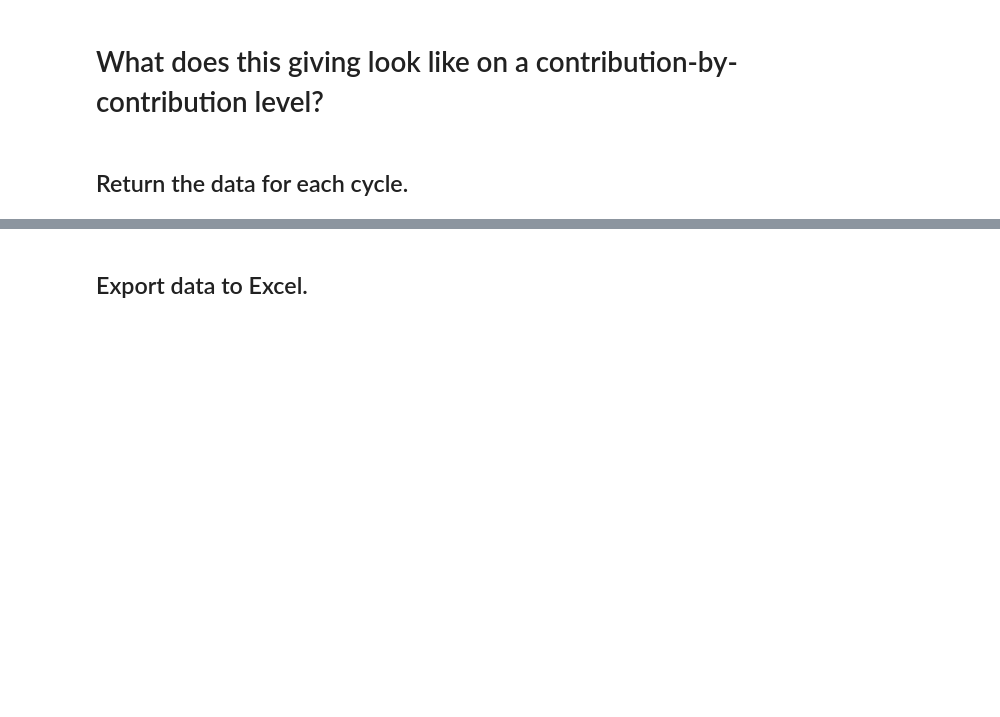
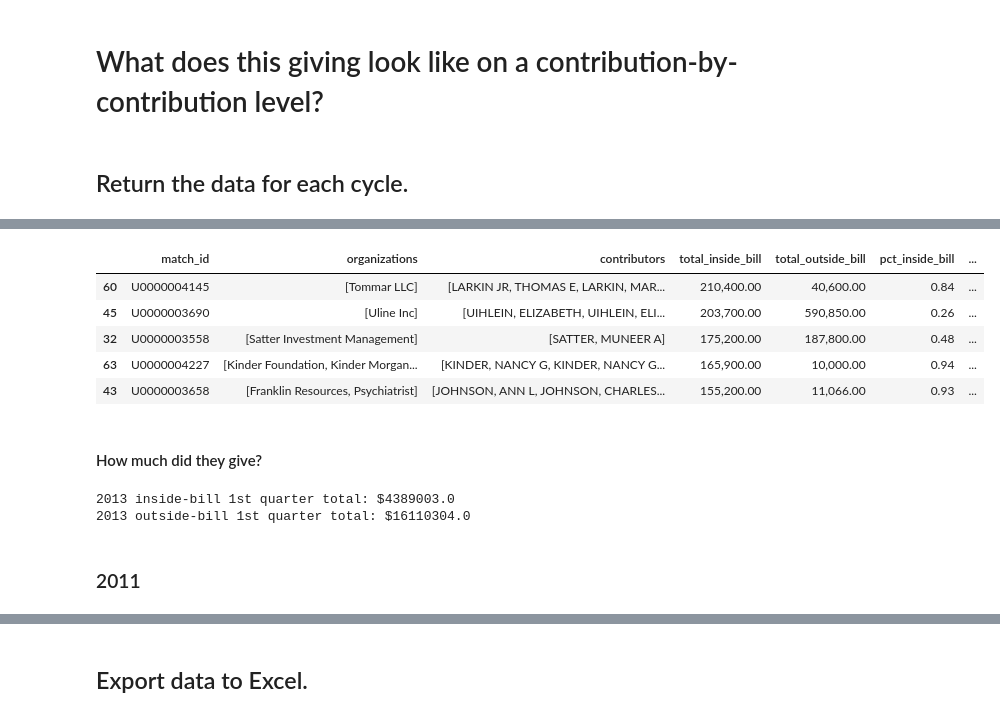
Before and after one commit to PublicI/tax-bill-contribs, a Jupyter notebook: tax-bill-analysis.ipynb, the cells around one changed output, grey strips where cells are left out. Cells and saved outputs as stored; diff of their text form; code cells hidden in the pictures; blank space fills up the shorter version.

```diff
--- a/tax-bill-analysis.ipynb
+++ b/tax-bill-analysis.ipynb
@@ -650,0 +758,3 @@ pre_bill_contributions_09 = run_contributions_query("pre_bill", "09", "2018", "2
+# %%
+inside_bill_donors_committees_13_1st_qtr = run_donors_query_1st_qtr("inside", "13", "2018", "2017-02-02", "2017-03-31", "2014", "2013-02-02", "2013-03-31", "2013-02-02", "2013-03-31")
+outside_bill_donors_committees_13_1st_qtr = run_donors_query_1st_qtr("outside", "13", "2018", "2017-02-02", "2017-03-31", "2014", "2013-01-01", "2013-02-01", "2013-04-01", "2013-12-31")
@@ -650,0 +857,9 @@ pre_bill_contributions_09 = run_contributions_query("pre_bill", "09", "2018", "2
+# %%
+inside_bill_donors_13_1st_qtr = inside_bill_donors_committees_13_1st_qtr.groupby(["match_id"]).agg({"organizations": max, "contributors": max, "total": sum}).reset_index()
+outside_bill_donors_13_1st_qtr = outside_bill_donors_committees_13_1st_qtr.groupby(["match_id"]).agg({"organizations": max, "contributors": max, "total": sum}).reset_index()
+# %%
+donors_13_1st_qtr = inside_bill_donors_13_1st_qtr.merge(outside_bill_donors_13_1st_qtr, how="outer", on="match_id", suffixes=["_inside_bill", "_outside_bill"])
+donors_13_1st_qtr.drop(["organizations_outside_bill", "contributors_outside_bill"], axis=1, inplace=True)
+donors_13_1st_qtr.rename(columns={"organizations_inside_bill": "organizations", "contributors_inside_bill": "contributors"}, inplace=True)
+donors_13_1st_qtr["total_outside_bill"].fillna(0, inplace=True)
+donors_13_1st_qtr.info()
@@ -650,0 +877,23 @@ pre_bill_contributions_09 = run_contributions_query("pre_bill", "09", "2018", "2
+# %%
+donors_13_1st_qtr["pct_inside_bill"] = donors_13_1st_qtr["total_inside_bill"] / (donors_13_1st_qtr["total_outside_bill"] + donors_13_1st_qtr["total_inside_bill"])
+donors_13_1st_qtr["pct_outside_bill"] = donors_13_1st_qtr["total_outside_bill"] / (donors_13_1st_qtr["total_outside_bill"] + donors_13_1st_qtr["total_inside_bill"])
+donors_13_1st_qtr["change"] = donors_13_1st_qtr["total_inside_bill"] - donors_13_1st_qtr["total_outside_bill"]
+donors_13_1st_qtr["pct_change"] = (donors_13_1st_qtr["total_inside_bill"] - donors_13_1st_qtr["total_outside_bill"]) / donors_13_1st_qtr["total_outside_bill"].abs()
+donors_13_1st_qtr.sort_values("total_inside_bill", ascending=False).head()
+# %% [output]
+|  | match_id | organizations | contributors | total_inside_bill | total_outside_bill | pct_inside_bill | ... |
+| 60 | U0000004145 | [Tommar LLC] | [LARKIN JR, THOMAS E, LARKIN, MAR... | 210,400.00 | 40,600.00 | 0.84 | ... |
+| 45 | U0000003690 | [Uline Inc] | [UIHLEIN, ELIZABETH, UIHLEIN, ELI... | 203,700.00 | 590,850.00 | 0.26 | ... |
+| 32 | U0000003558 | [Satter Investment Management] | [SATTER, MUNEER A] | 175,200.00 | 187,800.00 | 0.48 | ... |
+| 63 | U0000004227 | [Kinder Foundation, Kinder Morgan... | [KINDER, NANCY G, KINDER, NANCY G... | 165,900.00 | 10,000.00 | 0.94 | ... |
+| 43 | U0000003658 | [Franklin Resources, Psychiatrist] | [JOHNSON, ANN L, JOHNSON, CHARLES... | 155,200.00 | 11,066.00 | 0.93 | ... |
+# %% [markdown]
+#### How much did they give?
+# %%
+print("2013 inside-bill 1st quarter total: $" + str(donors_13_1st_qtr["total_inside_bill"].sum()))
+print("2013 outside-bill 1st quarter total: $" + str(donors_13_1st_qtr["total_outside_bill"].sum()))
+# %% [output]
+2013 inside-bill 1st quarter total: $4389003.0
+2013 outside-bill 1st quarter total: $16110304.0
+# %% [markdown]
+### 2011
```
Also changed, not shown: parts of 124 cells of this notebook.
